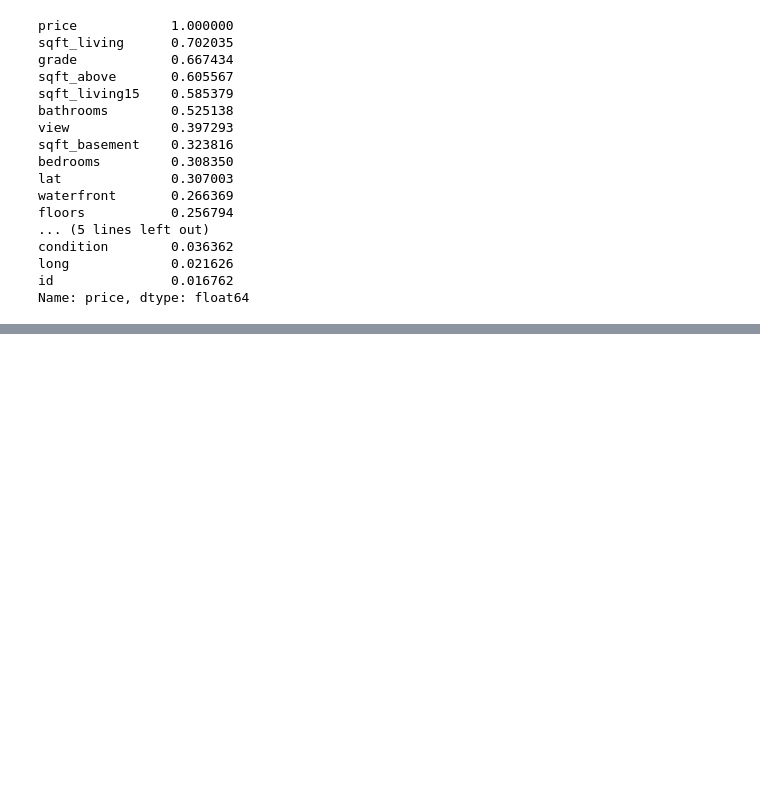
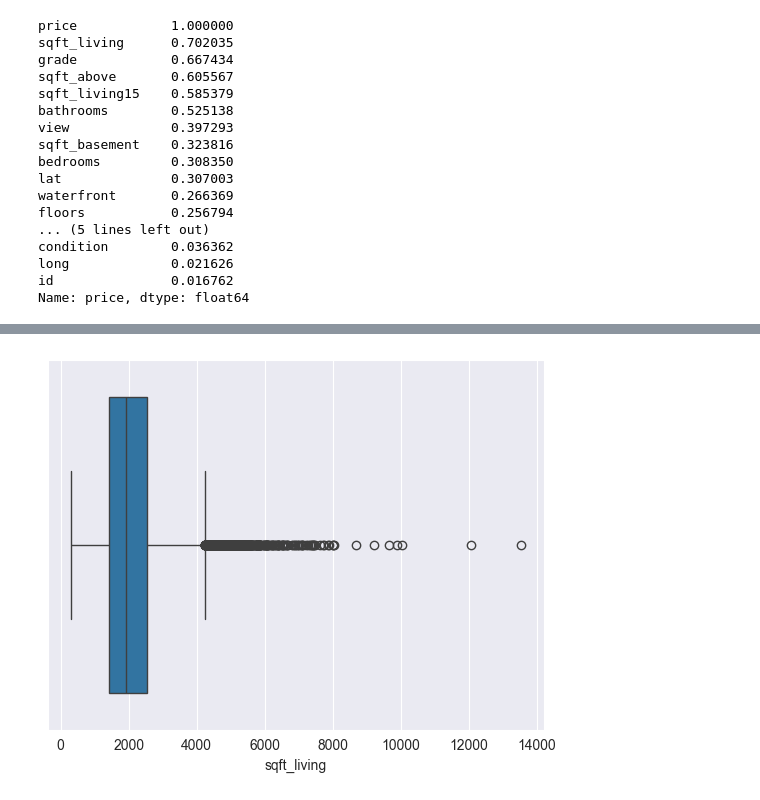
Before and after one commit to egekibar/ai-course, a Jupyter notebook: Homeworks/House Price Prediction/House Price Prediction.ipynb, the cells around one changed output, grey strips where cells are left out. Cells and saved outputs as stored; diff of their text form; code cells hidden in the pictures; blank space fills up the shorter version.

```diff
--- a/Homeworks/House Price Prediction/House Price Prediction.ipynb
+++ b/Homeworks/House Price Prediction/House Price Prediction.ipynb
@@ -92,0 +167,4 @@ df['age'] = 2024 - df['yr_built']
+# %%
+sns.boxplot(x=df["sqft_living"]); # sqft_living değerinde çok fazla outlier olugundan dolayı outlierları temizlemeyeceğiz çünkü verinin çoğunluğu orada.
+# %% [output]
+[figure, added]
```
Also changed, not shown: parts of 105 cells of this notebook.
